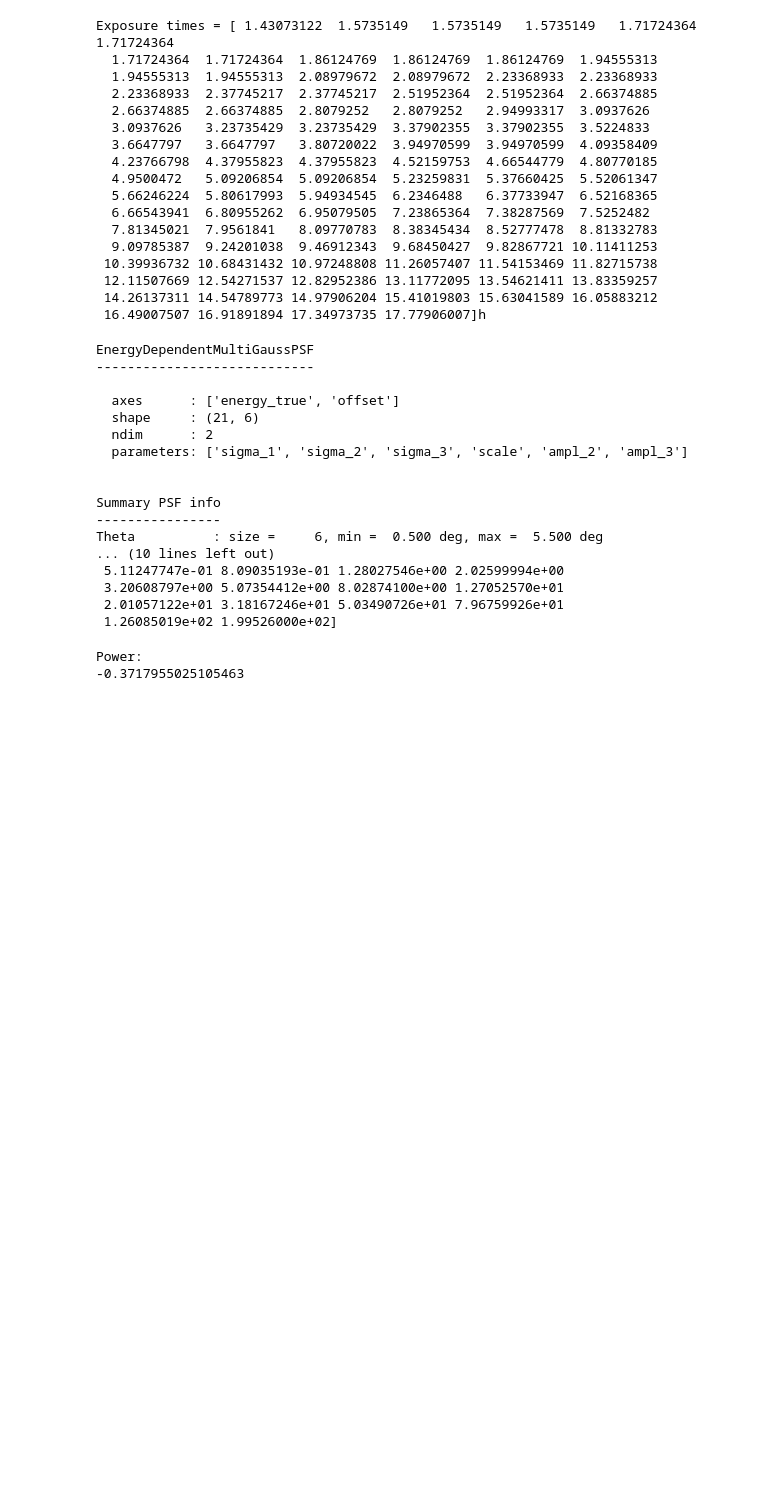
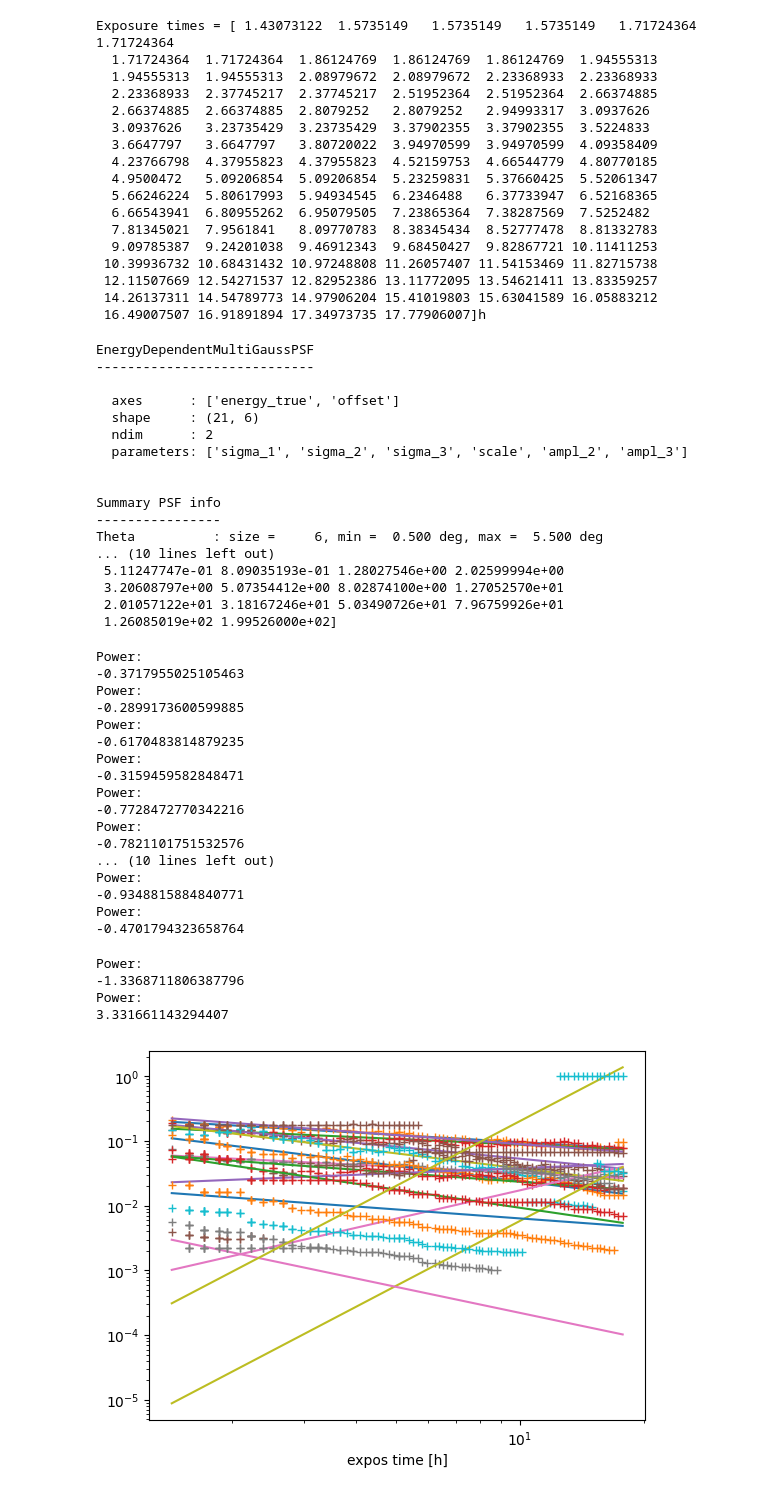
Before and after one commit to Nico812/CTAO-1DC-Blazars-analysis-TP5, a Jupyter notebook: MRK501_DC1_TimeDep.ipynb, the cells around one changed output. Cells and saved outputs as stored; diff of their text form; code cells hidden in the pictures; blank space fills up the shorter version.

```diff
--- a/MRK501_DC1_TimeDep.ipynb
+++ b/MRK501_DC1_TimeDep.ipynb
@@ -227,22 +227,49 @@ def calculate_timedep_for_given_energ(energ_index):
                 #print(j)
     return flux_ratios
 # %%
+powers = np.zeros_like(e)
+
 for energ_index, energ in enumerate(e):
+    if energ_index >= 10:
+        continue
     flux_ratios = calculate_timedep_for_given_energ(energ_index)
     def power_model(t_expos, a, b):
         return t_expos**a*b
 
     popt, _ = curve_fit(power_model, t_expos, flux_ratios)
     power_fit = power_model(t_expos, *popt)
     print("Power: ")
     print(popt[0])
+    powers[energ_index] = popt[0]
     plt.plot(t_expos, power_fit)
     plt.plot(t_expos, flux_ratios, "+")
     plt.xscale("log")
     plt.yscale("log")
     plt.xlabel("expos time [h]")
 
+print("the average on the time dependence power is ")
+print(np.sum(powers[:10]))
 # la sensibilita va come 1/t.
 # %% [output]
 Power:
 -0.3717955025105463
+Power:
+-0.2899173600599885
+Power:
+-0.6170483814879235
+Power:
+-0.3159459582848471
+Power:
+-0.7728472770342216
+Power:
+-0.7821101751532576
+... (10 lines left out)
+Power:
+-0.9348815884840771
+Power:
+-0.4701794323658764
+Power:
+-1.3368711806387796
+Power:
+3.331661143294407
+[figure, added]
```
